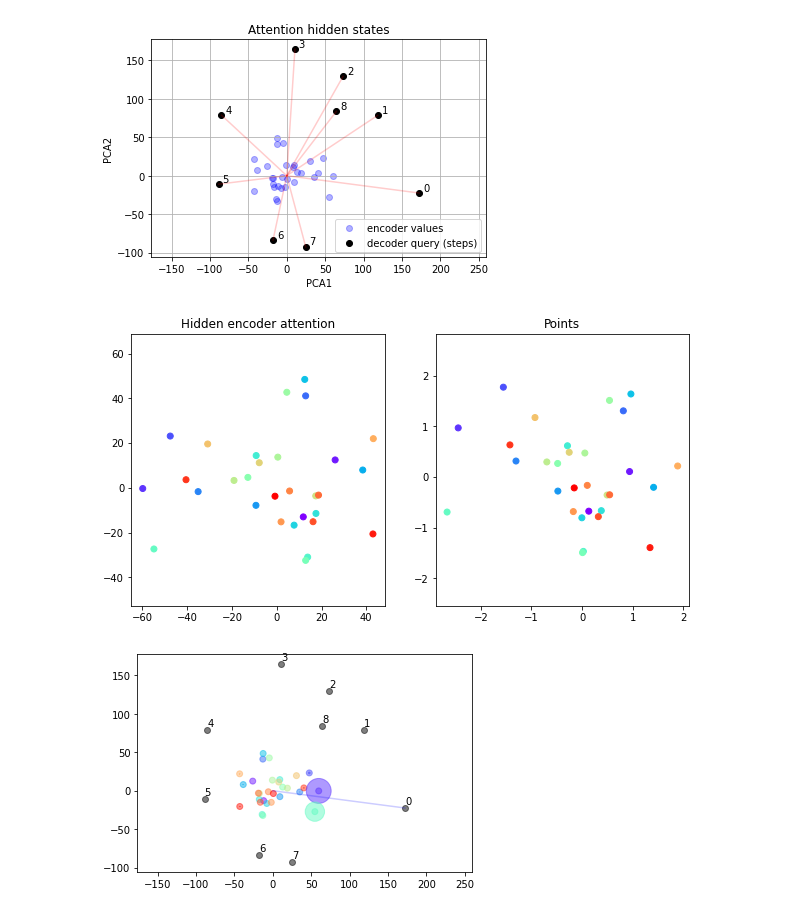
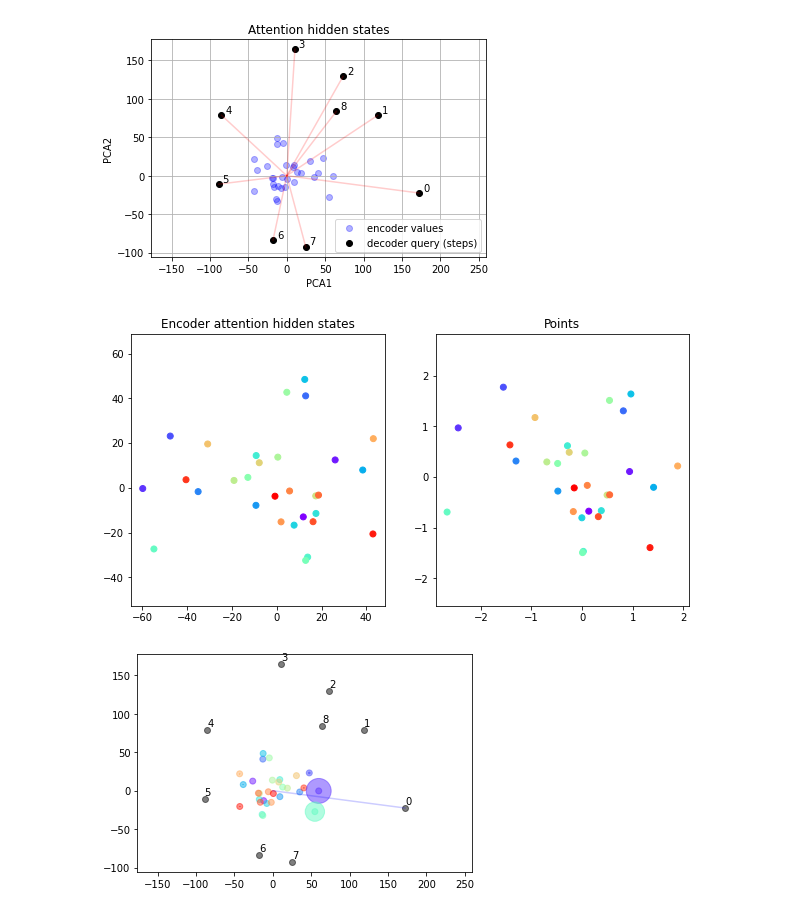
Before and after one commit to NTT123/pointer-networks, a Jupyter notebook: 01-pca-attention-value.ipynb, the cells around one changed output. Cells and saved outputs as stored; diff of their text form; code cells hidden in the pictures.

```diff
--- a/01-pca-attention-value.ipynb
+++ b/01-pca-attention-value.ipynb
@@ -56,24 +56,24 @@ plt.savefig('imgs/original_att.jpg')
 # %%
 
 with open('/tmp/points.pk', 'rb') as f:
     points = pickle.load(f)
 
 x, y= zip(*points)
 
 plt.figure(figsize=(10, 5))
 plt.subplot(1, 2, 1)
 colors = cm.rainbow(np.linspace(0, 1, new_X.shape[0]-1))
 plt.scatter(-new_X[:-1, 0], new_X[:-1, 1], color=colors)
-plt.title('Hidden encoder attention')
+plt.title('Encoder attention hidden states')
 _=plt.axis('equal')
 
 plt.subplot(1, 2, 2)
 plt.scatter(x, y, color=colors)
 plt.title('Points')
 _=plt.axis('equal')
 plt.savefig('imgs/encoder_attention_pca.jpg')
 # %% [output]
-[figure, old version]
+[figure, new version]
 # %%
 for i in range(8):
     size = new_X[:-1, 0] * new_qq[i] [0] + new_X[:-1, 1] * new_qq[i] [1]
```
Also changed, not shown: 3 other files.
